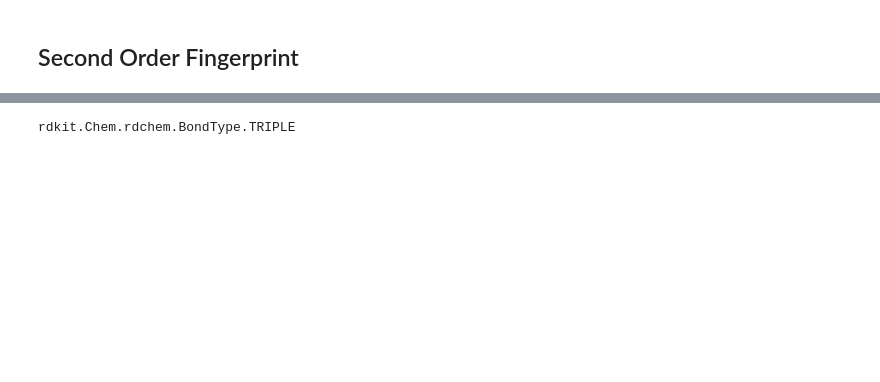
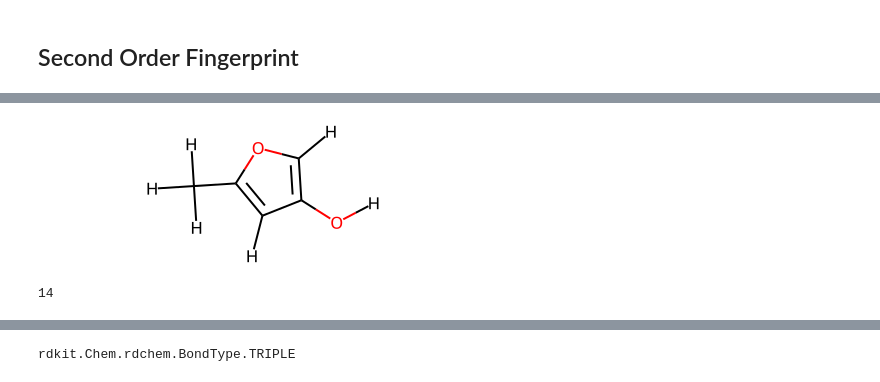
Before and after one commit to Kamesh-K/Motif-Based-Fingerprint, a Jupyter notebook: Fingerprints/HierachialFingerprint_1.ipynb, the cells around one changed output, grey strips where cells are left out. Saved outputs shown, nothing was run; the diff lists cells and outputs as text; code cells hidden in the pictures; blank space fills up the shorter version.

```diff
--- a/Fingerprints/HierachialFingerprint_1.ipynb
+++ b/Fingerprints/HierachialFingerprint_1.ipynb
@@ -211,0 +273,4 @@ query_bond()
+# %%
+m = Chem.AddHs(Chem.MolFromSmiles(structures[399]))
+bonds = query_bonds(m)
+bonds
@@ -211,0 +291,4 @@ query_bond()
+# %%
+m
+# %% [output]
+[figure, added]
@@ -211,0 +300,4 @@ query_bond()
+# %%
+len(set(possible_bonds_flat))
+# %% [output]
+14
```
Also changed, not shown: parts of 13 cells of this notebook, 4 other files.
